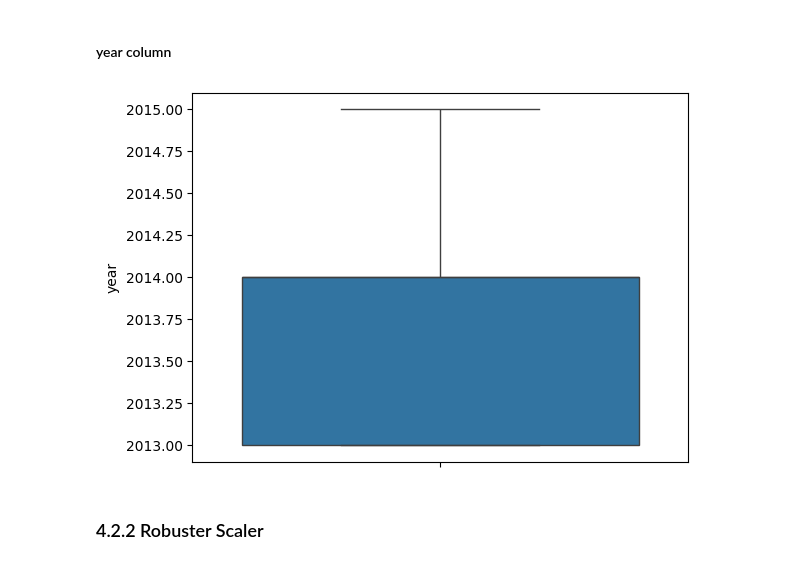
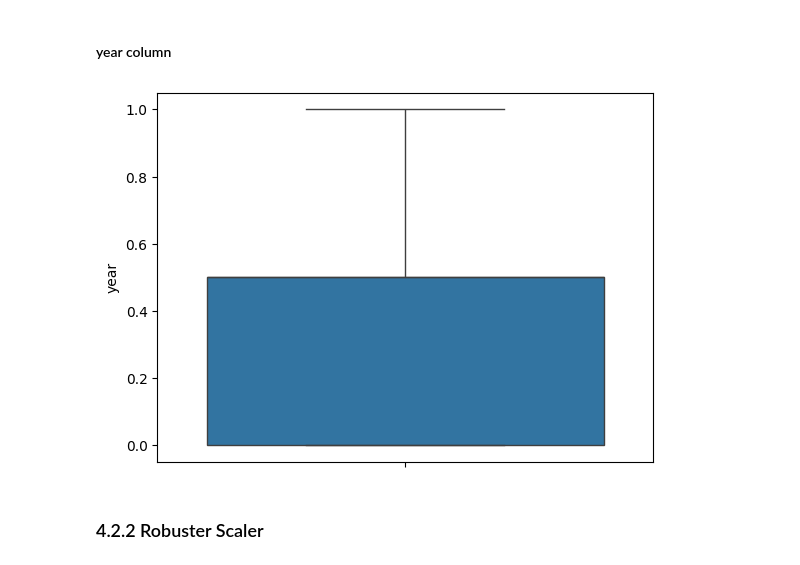
Before and after one commit to mendesdata/rossmann_store_sales, a Jupyter notebook: notebooks/rossmann.ipynb, the cells around one changed output. Drawn from its saved outputs; the diff is of its cells as text; code cells hidden in the pictures.

```diff
--- a/notebooks/rossmann.ipynb
+++ b/notebooks/rossmann.ipynb
@@ -946,12 +950,15 @@ df4['promo2_time_week'] = mms.fit_transform( df4[['promo2_time_week']].values )
 # %%
 # Few outliers
 sns.boxplot( df4['year'] );
 
 # Apply MinMaxScaler
 mms = MinMaxScaler()
 df4['year'] = mms.fit_transform( df4[['year']].values )
+
+# save parameter
+pickle.dump( mms, open( '../parameters/year_scaler.pkl', 'wb' ) )
 # %% [output]
-[figure, old version]
+[figure, new version]
 # %% [markdown]
 ### 4.2.2 Robuster Scaler
 # %% [markdown]
```
Also changed, not shown: parts of 20 cells of this notebook, 9 other files.
